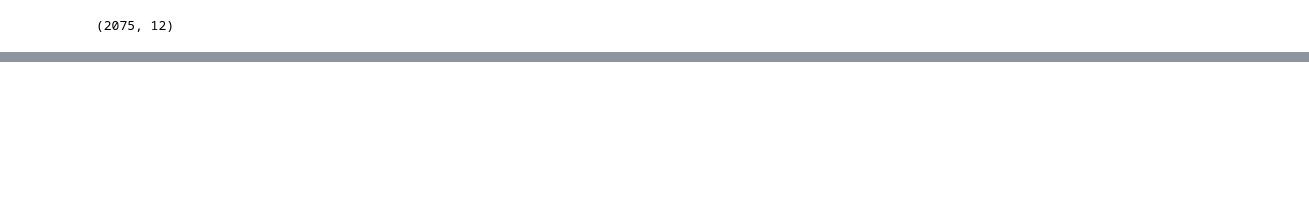
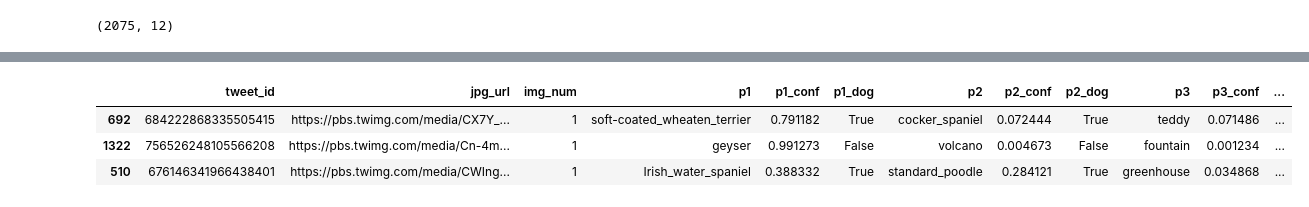
Before and after one commit to yanglinjing/dand_p7_WeRateDogs_Twitter_Analysis, a Jupyter notebook: wrangle_act2.ipynb, the cells around one changed output, grey strips where cells are left out. Cells and saved outputs as stored; diff of their text form; code cells hidden in the pictures; blank space fills up the shorter version.

```diff
--- a/wrangle_act2.ipynb
+++ b/wrangle_act2.ipynb
@@ -222,0 +443,7 @@ do not need to gather the tweets beyond August 1st, 2017
+# %%
+df_3.sample(3)
+# %% [output]
+|  | tweet_id | jpg_url | img_num | p1 | p1_conf | p1_dog | p2 | p2_conf | p2_dog | p3 | p3_conf | ... |
+| 692 | 684222868335505415 | https://pbs.twimg.com/media/CX7Y_... | 1 | soft-coated_wheaten_terrier | 0.791182 | True | cocker_spaniel | 0.072444 | True | teddy | 0.071486 | ... |
+| 1322 | 756526248105566208 | https://pbs.twimg.com/media/Cn-4m... | 1 | geyser | 0.991273 | False | volcano | 0.004673 | False | fountain | 0.001234 | ... |
+| 510 | 676146341966438401 | https://pbs.twimg.com/media/CWIng... | 1 | Irish_water_spaniel | 0.388332 | True | standard_poodle | 0.284121 | True | greenhouse | 0.034868 | ... |
```
Also changed, not shown: parts of 35 cells of this notebook.
